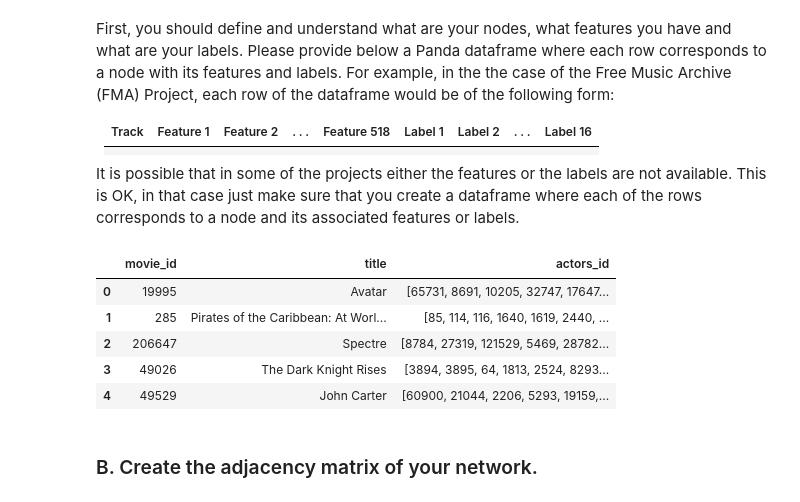
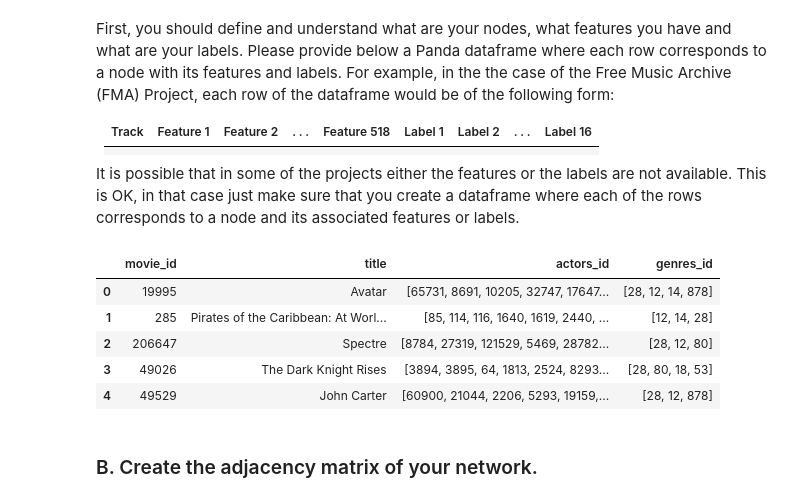
Before and after one commit to vndk36/Project_ntds2018, a Jupyter notebook: Milestone_1/1_network_properties_moodle_version.ipynb, the cells around one changed output. Cells and saved outputs as stored; diff of their text form; code cells hidden in the pictures.

```diff
--- a/Milestone_1/1_network_properties_moodle_version.ipynb
+++ b/Milestone_1/1_network_properties_moodle_version.ipynb
@@ -49,13 +49,17 @@ movies=pd.read_csv('../../dataset/TMDb/tmdb_5000_movies.csv')
 json_columns = ['cast', 'crew']
 for column in json_columns:
      credits[column] = credits[column].apply(json.loads)
+
+json_columns = ['genres']
+for column in json_columns:
+     movies[column] = movies[column].apply(json.loads)
 # %%
 # DATA FILTERING
 
 # Here we fuse the 2 datasets into one and drop all columns useless for this milestone
 movie_df=credits.join(movies, rsuffix='other')
 movie_df=movie_df.drop(columns=['budget','overview','original_language','vote_average','crew',
-                            'popularity','genres','homepage','id','keywords','original_title',
+                            'popularity','homepage','id','keywords','original_title',
                             'production_companies','production_countries','release_date',
                             'revenue','runtime','spoken_languages','tagline','titleother'])
 
@@ -69,26 +73,31 @@ movie_df=movie_df.reset_index(drop=True)
 # %%
 # Creating empty column which will be filled with the id of the actors playing in each movie
 movie_df['actors_id']=""
+movie_df['genres_id']=""
 
 # Extraction of actors ID from the cast dictionnary and adding them to the added column
 for i in range(len(movie_df.title)):
     strs=[]
     for ii in range(len(movie_df.cast[i])):
         strs.append(movie_df.cast[i][ii].get('id'))
     movie_df.at[i,'actors_id']=strs
+    strs=[]
+    for ii in range(len(movie_df.genres[i])):
+        strs.append(movie_df.genres[i][ii].get('id'))
+    movie_df.at[i,'genres_id']=strs
 
 # The "cast" column is no longer needed
-movie_df = movie_df.drop(columns='cast')
+movie_df = movie_df.drop(columns=['cast','genres'])
 
 # Preview of the Milestone 1 dataframe
 movie_df.head()
 # %% [output]
-|  | movie_id | title | actors_id |
-| 0 | 19995 | Avatar | [65731, 8691, 10205, 32747, 17647... |
-| 1 | 285 | Pirates of the Caribbean: At Worl... | [85, 114, 116, 1640, 1619, 2440, ... |
-| 2 | 206647 | Spectre | [8784, 27319, 121529, 5469, 28782... |
-| 3 | 49026 | The Dark Knight Rises | [3894, 3895, 64, 1813, 2524, 8293... |
-| 4 | 49529 | John Carter | [60900, 21044, 2206, 5293, 19159,... |
+|  | movie_id | title | actors_id | genres_id |
+| 0 | 19995 | Avatar | [65731, 8691, 10205, 32747, 17647... | [28, 12, 14, 878] |
+| 1 | 285 | Pirates of the Caribbean: At Worl... | [85, 114, 116, 1640, 1619, 2440, ... | [12, 14, 28] |
+| 2 | 206647 | Spectre | [8784, 27319, 121529, 5469, 28782... | [28, 12, 80] |
+| 3 | 49026 | The Dark Knight Rises | [3894, 3895, 64, 1813, 2524, 8293... | [28, 80, 18, 53] |
+| 4 | 49529 | John Carter | [60900, 21044, 2206, 5293, 19159,... | [28, 12, 878] |
 # %% [markdown]
 ### B. Create the adjacency matrix of your network.
 # %% [markdown]
```
Also changed, not shown: parts of 2 cells of this notebook, 1 other file.
